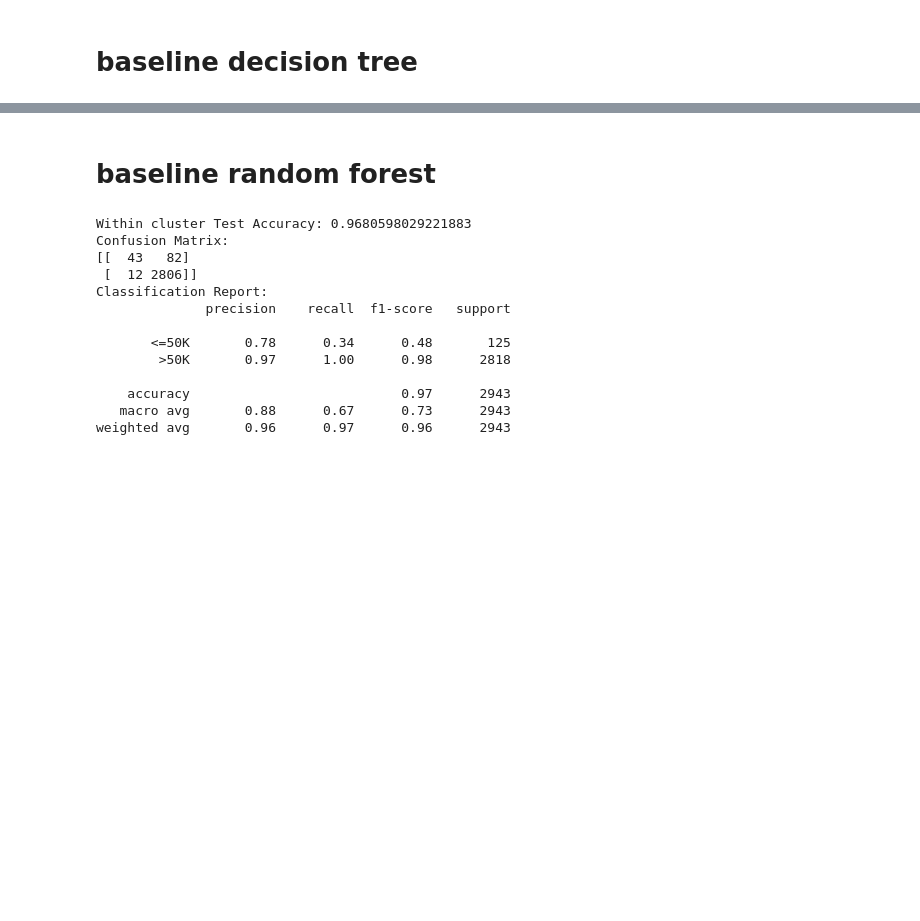
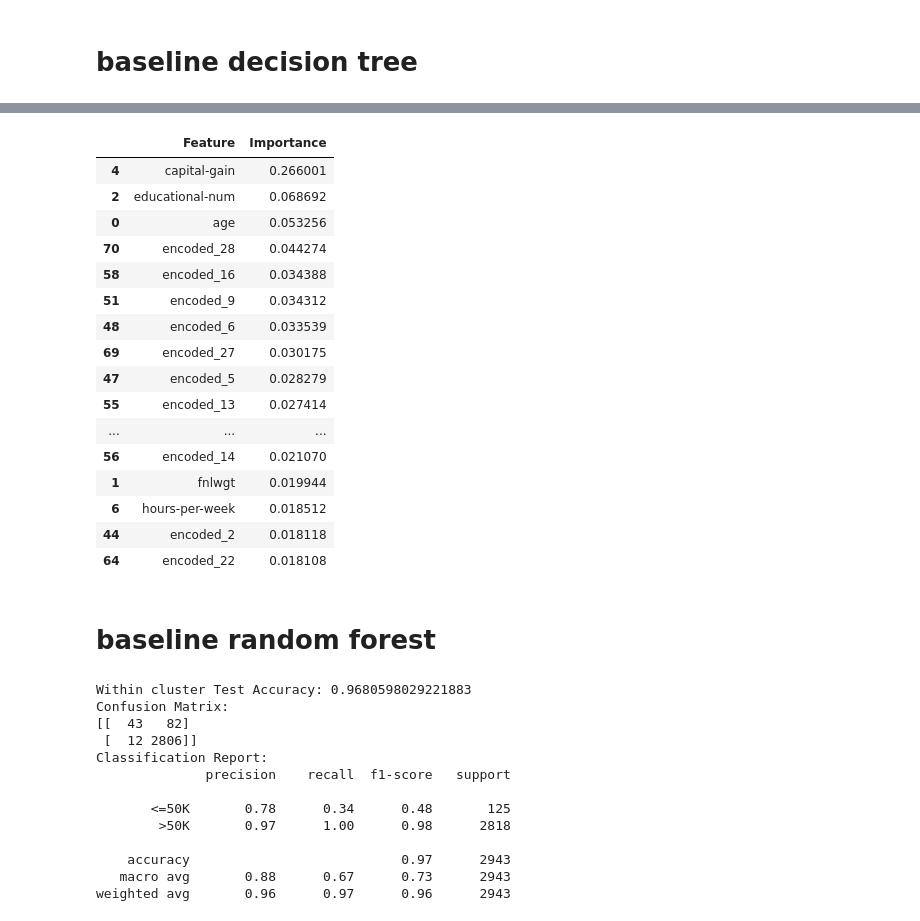
Before and after one commit to ENMcCool/ox2023, a Jupyter notebook: Encoder_models.ipynb, the cells around one changed output, grey strips where cells are left out. Cells and saved outputs as stored; diff of their text form; code cells hidden in the pictures; blank space fills up the shorter version.

```diff
--- a/Encoder_models.ipynb
+++ b/Encoder_models.ipynb
@@ -74,7 +74,10 @@ import pandas as pd
 from sklearn.model_selection import train_test_split
 from sklearn.preprocessing import StandardScaler
 from sklearn.tree import DecisionTreeClassifier
-from sklearn.metrics import accuracy_score
+from sklearn.metrics import accuracy_score, confusion_matrix, classification_report
+from sklearn.calibration import calibration_curve
+import matplotlib.pyplot as plt
+
 
 # Split the data into features and labels
 X = data.drop(columns=['income'])
@@ -126,6 +129,17 @@ plt.legend()
 plt.show()
 
 
+print('feature importance')
+# Get feature importances from the trained model
+feature_importances = model.feature_importances_
+
+# Create a DataFrame to display the feature importances
+feature_importance_df = pd.DataFrame({'Feature': X.columns, 'Importance': feature_importances})
+feature_importance_df = feature_importance_df.sort_values(by='Importance', ascending=False)
+
+print("Feature Importances:")
+print(feature_importance_df)
+
 print("Predictions on unseen data from the unlabelled cluster")
 # Make predictions on the unlabelled test data
 
@@ -188,6 +205,26 @@ Classification Report (Unlabelled Data):
    macro avg       0.67      0.50      0.26      1000
 weighted avg       0.77      0.35      0.18      1000
 [figure]
+# %%
+feature_importance_df.head(20)
+# %% [output]
+|  | Feature | Importance |
+| 4 | capital-gain | 0.266001 |
+| 2 | educational-num | 0.068692 |
+| 0 | age | 0.053256 |
+| 70 | encoded_28 | 0.044274 |
+| 58 | encoded_16 | 0.034388 |
+| 51 | encoded_9 | 0.034312 |
+| 48 | encoded_6 | 0.033539 |
+| 69 | encoded_27 | 0.030175 |
+| 47 | encoded_5 | 0.028279 |
+| 55 | encoded_13 | 0.027414 |
+| ... | ... | ... |
+| 56 | encoded_14 | 0.021070 |
+| 1 | fnlwgt | 0.019944 |
+| 6 | hours-per-week | 0.018512 |
+| 44 | encoded_2 | 0.018118 |
+| 64 | encoded_22 | 0.018108 |
 # %% [markdown]
 # baseline random forest
 # %%
```
Also changed, not shown: parts of 4 cells of this notebook, 1 other file.
